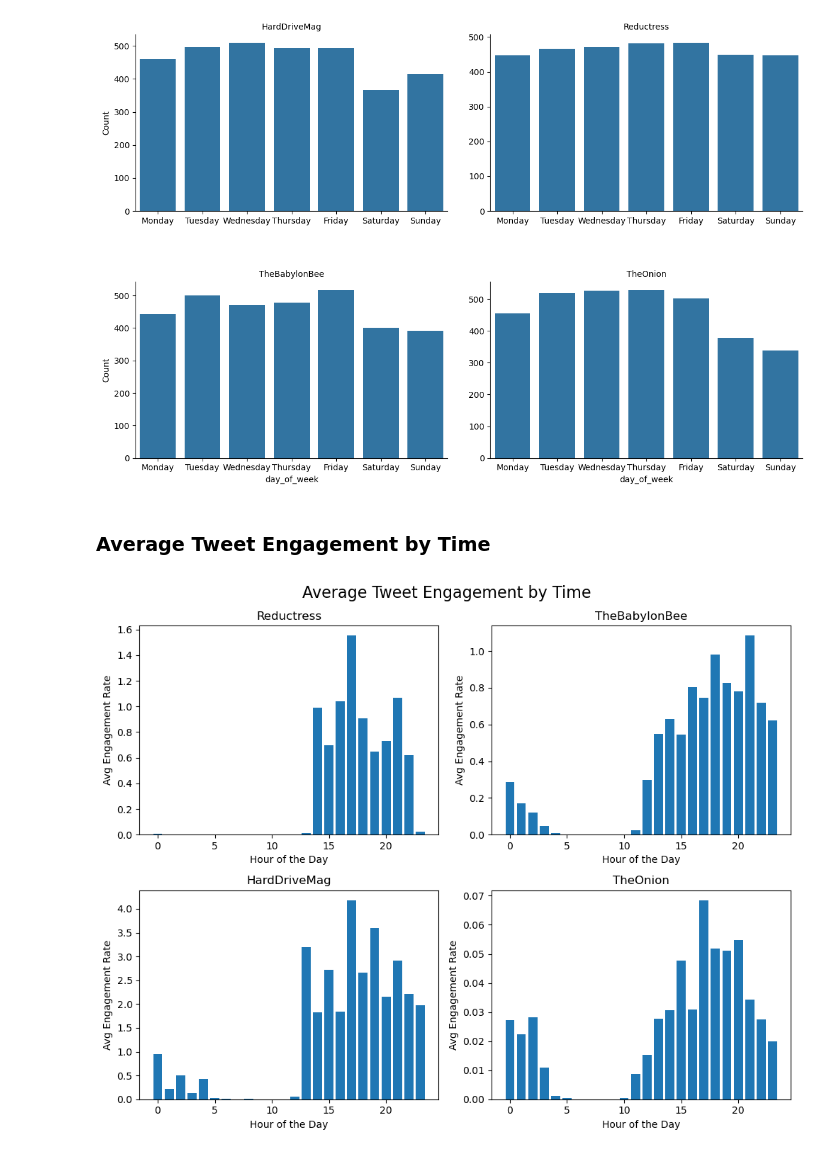
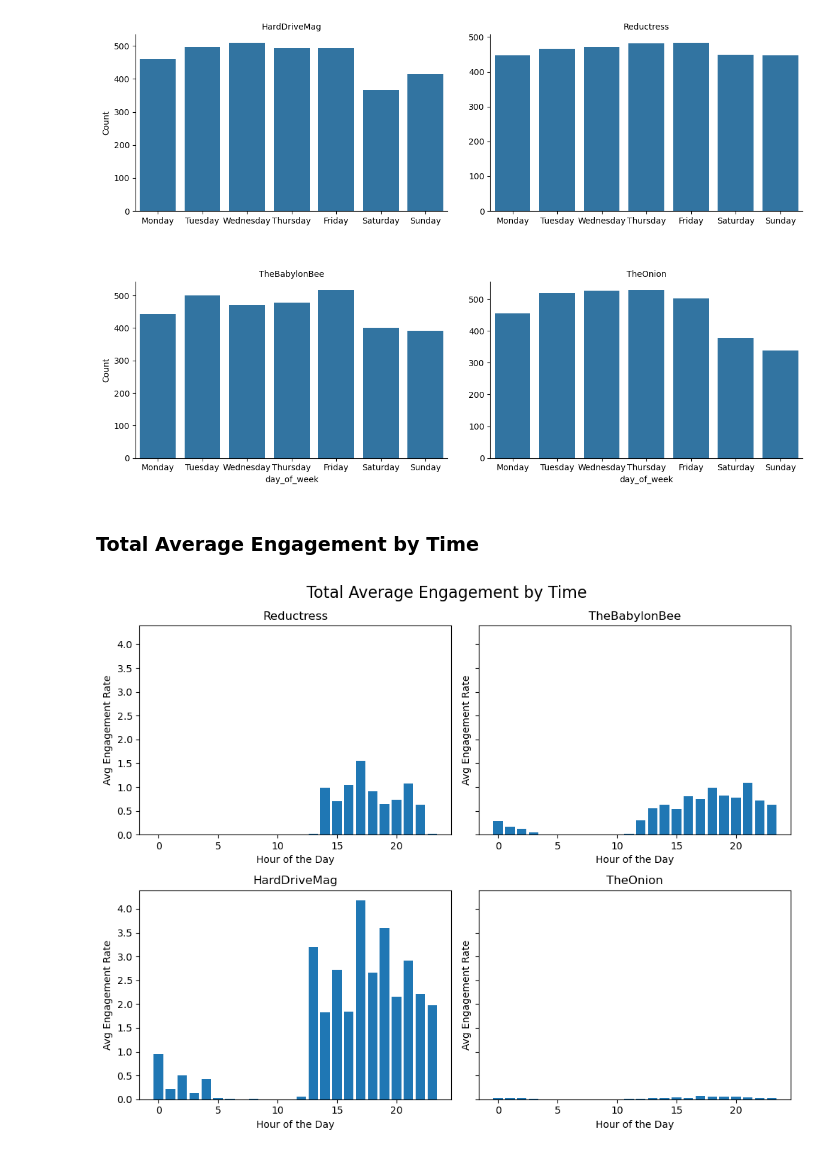
Before and after one commit to skessler79/social-media-computing-twitter, a Jupyter notebook: Skeleton.ipynb, the cells around one changed output. Saved outputs shown, nothing was run; the diff lists cells and outputs as text; code cells hidden in the pictures.

Commit message:
Added Total Average Engagement by Time metric, including plot

```diff
--- a/Skeleton.ipynb
+++ b/Skeleton.ipynb
@@ -357,28 +359,28 @@ plot_tweet_counts(df, "day_of_week", ["Monday", "Tuesday", "Wednesday", "Thursda
 # %% [output]
 [figure]
 # %% [markdown]
-### Average Tweet Engagement by Time
+### Total Average Engagement by Time
 # %%
 # Create a figure and a grid of subplots
-fig, axs = plt.subplots(2, 2, figsize=(10, 8))
+fig, axs = plt.subplots(2, 2, figsize=(10, 8), sharey=True)
 
 names = ['Reductress', 'TheBabylonBee', 'HardDriveMag', 'TheOnion']
 
-fig.suptitle('Average Tweet Engagement by Time', fontsize=16)
+fig.suptitle('Total Average Engagement by Time', fontsize=16)
 
 # Plot the counts of retweets for each hour in each subplot
 for i, ax in enumerate(axs.flatten()):
     subset_df = df_not_retweets[df_not_retweets['username'] == names[i]]
     retweet_counts = subset_df.groupby('hour_of_day')['avg_engagement_rate'].sum()
     ax.bar(retweet_counts.index, retweet_counts.values)
     ax.set_title(f'{names[i]}')
     ax.set_xlabel('Hour of the Day')
     ax.set_ylabel('Avg Engagement Rate')
 
 # Adjust the spacing between subplots
 plt.tight_layout()
 
 # Display the plot
 plt.show()
 # %% [output]
-[figure, old version]
+[figure, new version]
```
Also changed, not shown: parts of 2 cells of this notebook.
